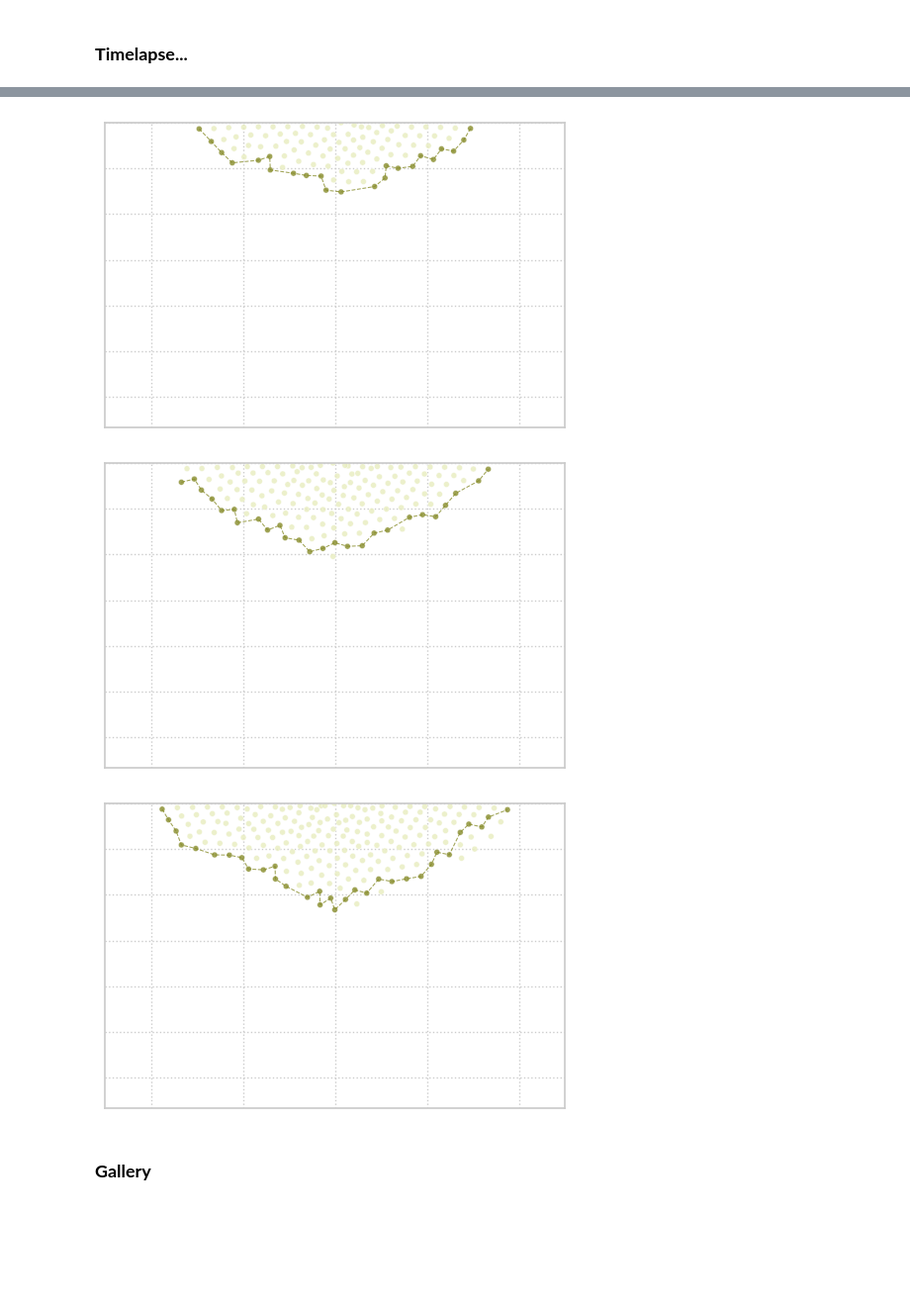
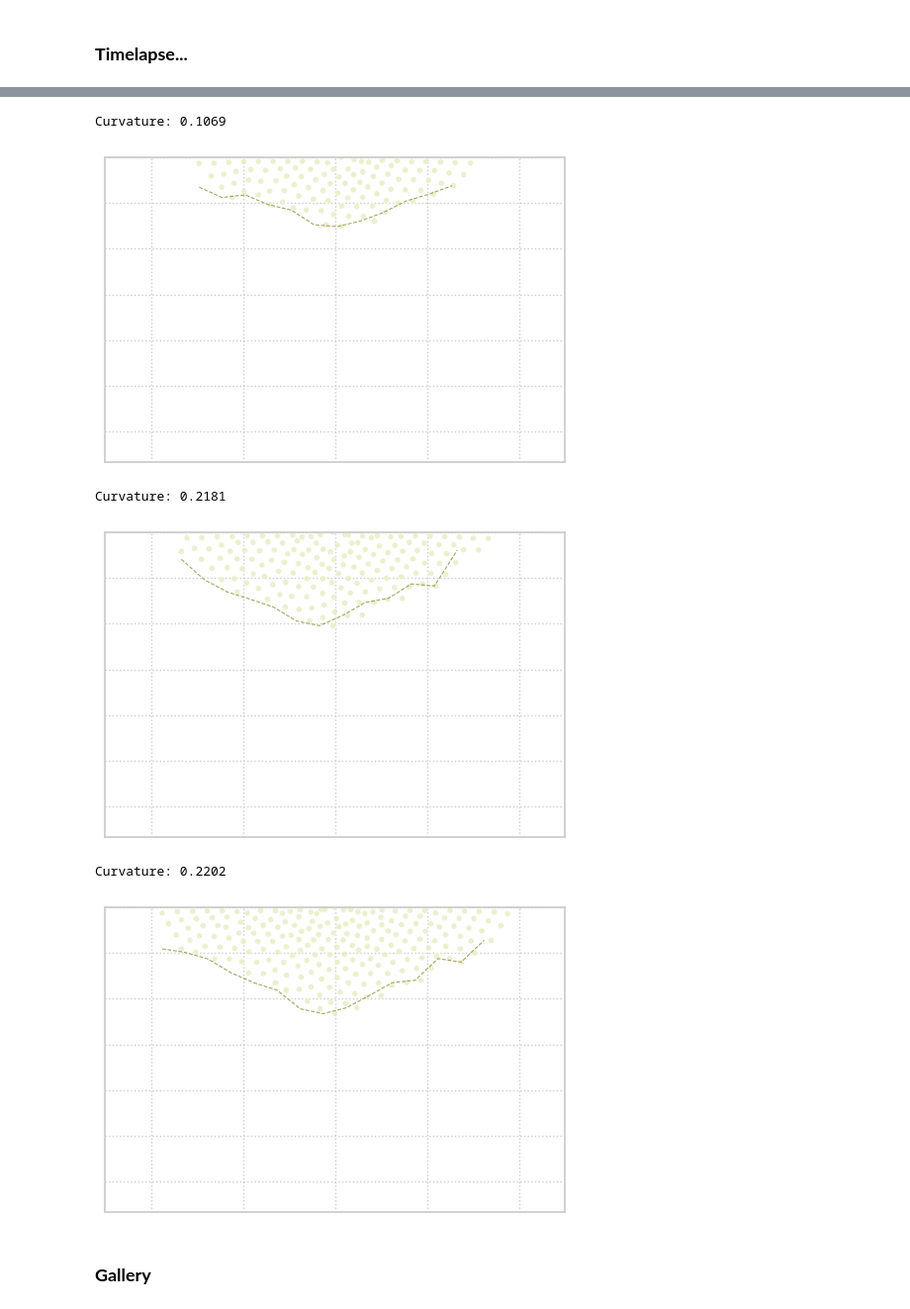
Before and after one commit to anAcc22/URECA_Bee_Simulation, a Jupyter notebook: notebooks/heuristic_experiment.ipynb, the cells around one changed output, grey strips where cells are left out. Shown at 99% size. Saved outputs shown, nothing was run; the diff lists cells and outputs as text; code cells hidden in the pictures; blank space fills up the shorter version.

```diff
--- a/notebooks/heuristic_experiment.ipynb
+++ b/notebooks/heuristic_experiment.ipynb
@@ -30,7 +33,7 @@ def orientation(a, b, c):
         return 1
     return 0;
 # %%
-def get_boundary(a_raw, thresh_base = 30, error_y = 10):
+def get_boundary_alt(a_raw, thresh_base = 30, error_y = 10):
     a = a_raw[::]
 
     def compare(p1, p2):
@@ -94,6 +97,19 @@ def get_boundary(a_raw, thresh_base = 30, error_y = 10):
         a.pop()
 
     return b[::-1];
+# %%
+def get_boundary(a, n = 20):
+    chunk = 1000 // n;
+    best = [0 for i in range(n)]
+
+    for p in a:
+        h = math.floor(p['x'] / chunk)
+        best[h] = max(best[h], p['y'])
+
+    def non_zero(p):
+        return p['y'] != 0
+
+    return list(filter(non_zero, [{ 'x': float(chunk*i), 'y': best[i] } for i in range(n)]))
 # %%
 crawl, climb, size, mass, count = '0.2', '0.2', '0', '0', 100
 filename = get_filename(crawl, climb, size, mass, count)
@@ -105,12 +145,15 @@ _ = get_boundary(points)
 def display(points):
     ch_points = get_boundary(points)
 
-    # y_thresh = 20
+    y_thresh = 20
 
-    # min_x = min(point['x'] for point in data['points'] if point['y'] < y_thresh)
-    # max_x = max(point['x'] for point in data['points'] if point['y'] < y_thresh)
+    min_x = min(point['x'] for point in data['points'] if point['y'] < y_thresh)
+    max_x = max(point['x'] for point in data['points'] if point['y'] < y_thresh)
 
-    # ch_points = list(filter(lambda pt: pt['y'] >= y_thresh or pt['x'] <= min_x or pt['x'] >= max_x, ch_points))
+    ch_points = list(filter(lambda pt: pt['y'] >= y_thresh or pt['x'] <= min_x or pt['x'] >= max_x, ch_points))
+
+    np_points = [np.array([p['x'], p['y'], 0]) for p in ch_points]
+    print(f"Curvature: {get_curvature(np_points):.4f}")
 
     rows = []
 
@@ -181,26 +226,29 @@ filename = get_filename(crawl, climb, size, mass, count)
 with open(filename, 'r') as file:
     data = json.load(file)
 points = data['points']
-display_ch(points)
+display(points)
 # %% [output]
+Curvature: 0.1069
-[figure, old version]
+[figure, new version]
 # %%
 crawl, climb, size, mass, count = '0.4', '0.4', '0', '0', 150
 filename = get_filename(crawl, climb, size, mass, count)
 with open(filename, 'r') as file:
     data = json.load(file)
 points = data['points']
-display_ch(points)
+display(points)
 # %% [output]
+Curvature: 0.2181
-[figure, old version]
+[figure, new version]
 # %%
 crawl, climb, size, mass, count = '0.4', '0.4', '0', '0', 200
 filename = get_filename(crawl, climb, size, mass, count)
 with open(filename, 'r') as file:
     data = json.load(file)
 points = data['points']
-display_ch(points)
+display(points)
 # %% [output]
+Curvature: 0.2202
-[figure, old version]
+[figure, new version]
 # %% [markdown]
 ### **Gallery**
```
Also changed, not shown: parts of 6 cells of this notebook.
